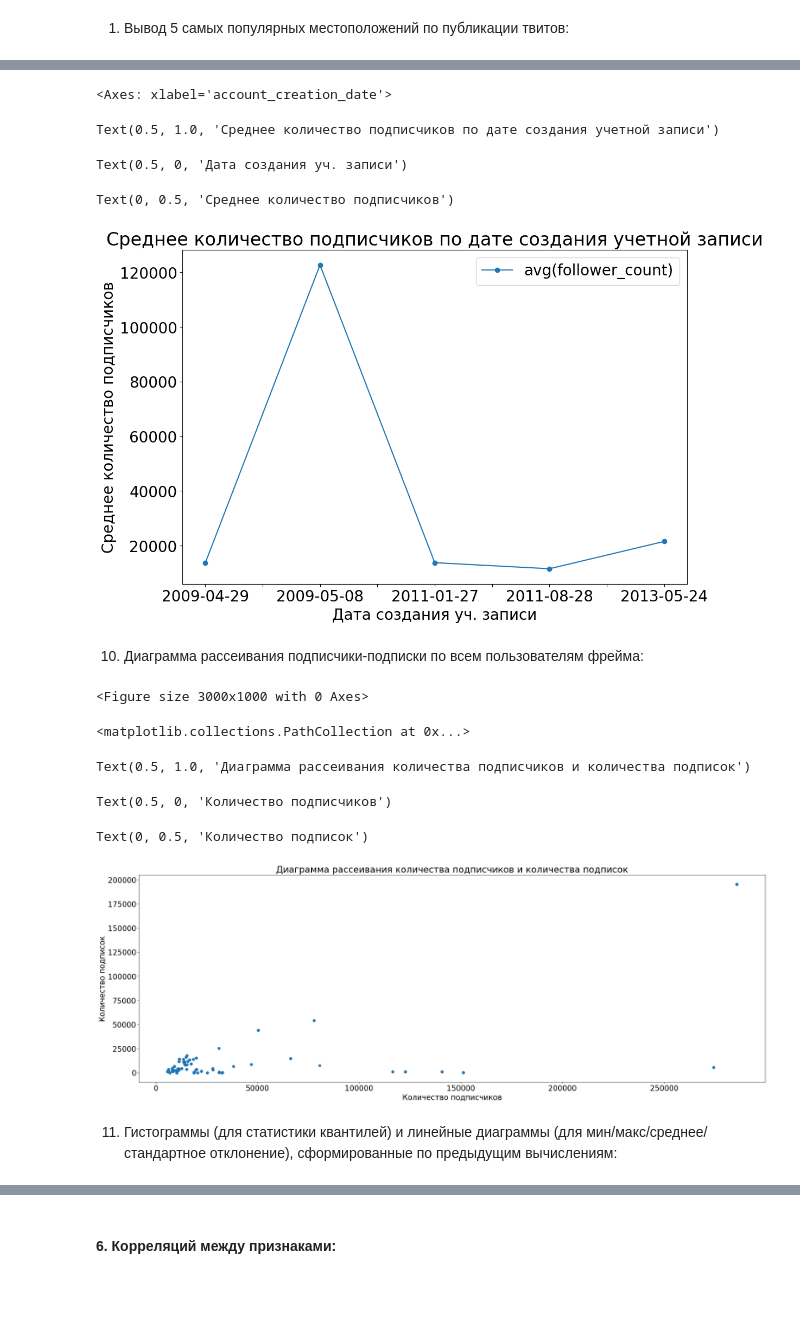
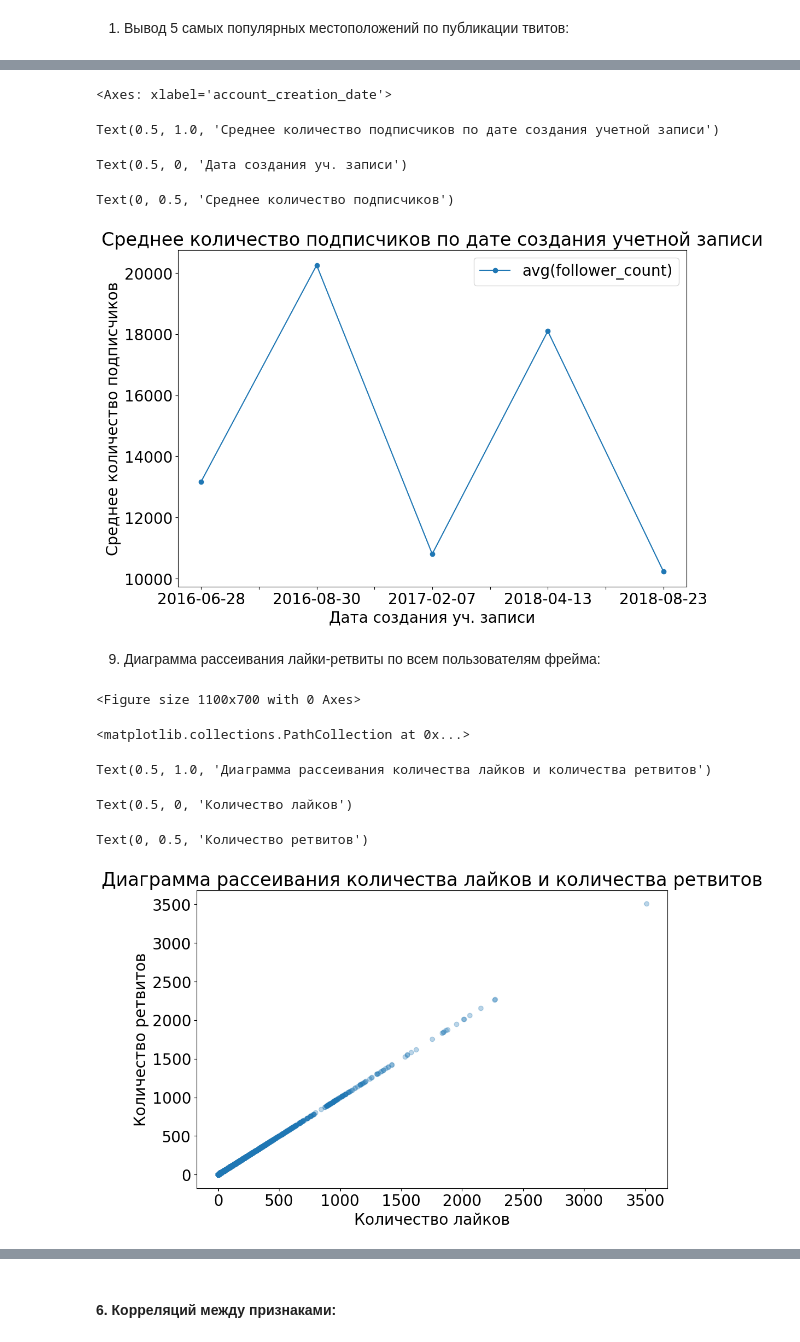
Before and after one commit to TDitS/SOBD2023, a Jupyter notebook: lab1.ipynb, the cells around one changed output, grey strips where cells are left out. Drawn from its saved outputs; the diff is of its cells as text; code cells hidden in the pictures; blank space fills up the shorter version.

```diff
--- a/lab1.ipynb
+++ b/lab1.ipynb
@@ -63,7 +64,7 @@ def init_spark():
     return spark
 
 spark = init_spark()
-filename_data = 'data/china_082019_2_tweets_csv_hashed.csv'
+filename_data = 'data/iran_201906_2_tweets_csv_hashed.csv'
 # Load the main data set into pyspark data frame
 df = spark.read.csv(filename_data,header=True, mode="DROPMALFORMED", inferSchema=True)
 from pyspark.sql.functions import col, array
@@ -71,7 +72,7 @@ from pyspark.sql.functions import col, array
 df = df.drop("user_profile_description", "account_language", "tweet_text", "tweet_time", "tweet_client_name", "in_reply_to_userid", "in_reply_to_tweetid", "quoted_tweet_tweetid", "retweet_userid", "retweet_tweetid", "latitude", "longitude", "user_mentions", "poll_choices", "hashtags", "urls", "user_screen_name", "user_display_name", "user_profile_url")
 
 df = df.withColumn("tweetid", col("tweetid").cast(LongType()))
-df = df.withColumn("userid", col("userid").cast(IntegerType()))
+df = df.withColumn("userid", col("userid").cast(LongType()))
 df = df.withColumn("follower_count", col("follower_count").cast(IntegerType()))
 df = df.withColumn("following_count", col("following_count").cast(IntegerType()))
 df = df.withColumn("quote_count", col("like_count").cast(IntegerType()))
@@ -82,5 +83,8 @@ df = df.withColumn("account_creation_date", col("account_creation_date").cast(Da
 df = df.withColumn("is_retweet", col("is_retweet").cast("boolean"))
 
 print('Data frame type: ' + str(type(df)))
+
+total_twitter_count = df.count()
+print('Rows count:', total_twitter_count)
 # %% [output]
 Data frame type: <class 'pyspark.sql.dataframe.DataFrame'>
@@ -336,6 +209,5 @@ df.select(df.follower_count, df.following_count, df.quote_count, df.reply_count,
 # %%
-outlier_columns = ['follower_count', 'following_count', 'quote_count', 'reply_count', 'like_count', 'retweet_count']
-
+outlier_columns = ['follower_count', 'following_count']
 for column in outlier_columns:
     Q1 = df.approxQuantile(column, [0.25], relativeError=0)[0]
     Q3 = df.approxQuantile(column, [0.75], relativeError=0)[0]
@@ -344,6 +216,6 @@ for column in outlier_columns:
     upper_bound = Q3 + 1.5 * IQR
     df = df.filter(col(column).between(lower_bound, upper_bound))
 
-df.select(df.follower_count, df.following_count, df.quote_count, df.reply_count, df.like_count, df.retweet_count).describe().toPandas()
+df.select(['follower_count', 'following_count', 'quote_count', 'reply_count', 'like_count', 'retweet_count']).describe().toPandas()
 # %% [output]
 |  | summary | follower_count | following_count | quote_count | reply_count | like_count | retweet_count |
@@ -884,5 +610,6 @@ for i in range(10):
 # %%
 # Запрос для получения среднего количества подписчиков по датам регистрации
+df = df.withColumn("account_creation_date", col("account_creation_date").cast(StringType()))
 avg_follower_count_df = df.groupBy('account_creation_date').avg('follower_count').limit(5).toPandas()
 
 # Сортировка данных по дате в обратном порядке и построение графика
@@ -898,26 +625,24 @@ df = df.withColumn("account_creation_date", col("account_creation_date").cast(Da
 Text(0.5, 1.0, 'Среднее количество подписчиков по дате создания учетной записи')
 Text(0.5, 0, 'Дата создания уч. записи')
 Text(0, 0.5, 'Среднее количество подписчиков')
-[figure, old version]
+[figure, new version]
 # %% [markdown]
-10. Диаграмма рассеивания подписчики-подписки по всем пользователям фрейма:
+9. Диаграмма рассеивания лайки-ретвиты по всем пользователям фрейма:
 # %%
 # Преобразование DataFrame в Pandas DataFrame
-df_pd = df.select(df.follower_count, df.following_count).toPandas()
+df_pd = df.select(df.like_count, df.retweet_count).toPandas()
 
 # Построение диаграммы рассеяния
-plt.figure(figsize=(30, 10))
-plt.scatter(df_pd['follower_count'], df_pd['following_count'], alpha=0.4)
-plt.title('Диаграмма рассеивания количества подписчиков и количества подписок')
-plt.xlabel('Количество подписчиков')
-plt.ylabel('Количество подписок')
+plt.figure(figsize=(11, 7))
+plt.scatter(df_pd['like_count'], df_pd['retweet_count'], alpha=0.3)
+plt.title('Диаграмма рассеивания количества лайков и количества ретвитов')
+plt.xlabel('Количество лайков')
+plt.ylabel('Количество ретвитов')
 plt.show()
 # %% [output]
-<Figure size 3000x1000 with 0 Axes>
+<Figure size 1100x700 with 0 Axes>
 <matplotlib.collections.PathCollection at 0x...>
-Text(0.5, 1.0, 'Диаграмма рассеивания количества подписчиков и количества подписок')
+Text(0.5, 1.0, 'Диаграмма рассеивания количества лайков и количества ретвитов')
-Text(0.5, 0, 'Количество подписчиков')
+Text(0.5, 0, 'Количество лайков')
-Text(0, 0.5, 'Количество подписок')
+Text(0, 0.5, 'Количество ретвитов')
-[figure, old version]
+[figure, new version]
-# %% [markdown]
-11. Гистограммы (для статистики квантилей) и линейные диаграммы (для мин/макс/среднее/стандартное отклонение), сформированные по предыдущим вычислениям:
```
Also changed, not shown: parts of 53 cells of this notebook, 2 other files.
